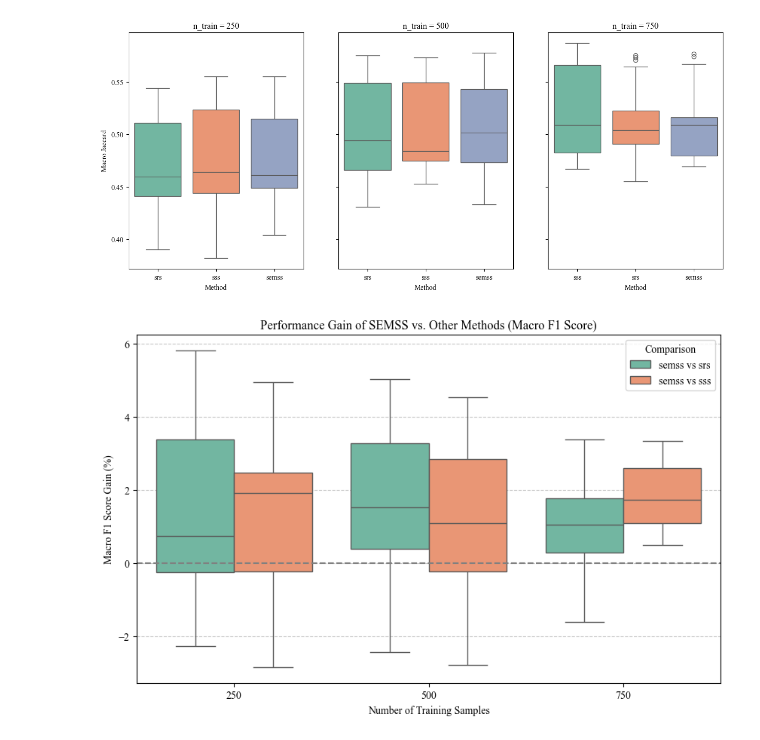
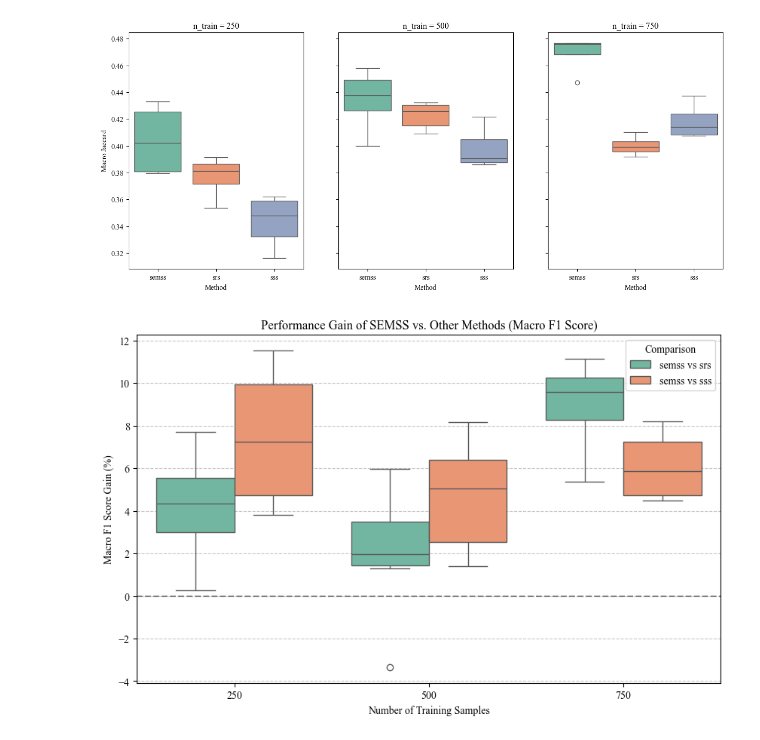
Before and after one commit to DakotaHester/ms-land-cover, a Jupyter notebook: cpb_results.ipynb, the cells around one changed output. Cells and saved outputs as stored; diff of their text form; code cells hidden in the pictures.

```diff
--- a/cpb_results.ipynb
+++ b/cpb_results.ipynb
@@ -5,11 +5,14 @@ import os
 import json
 # %%
 dfs = []
-for json_path in glob('./logs/finetune_cpb_20250817/*/*/*/*/*/*/*.json'):
+json_paths_glob = os.path.join('logs', 'finetune_cpb_20250820', '*', '*', '*', '*', '*', '*', '*.json')
+# Use glob to find all JSON files in the specified
+# for json_path in glob('./logs/finetune_cpb_20250820/*/*/*/*/*/*/*.json'):
+for json_path in glob(json_paths_glob):
 
-    path_parts = json_path.split('/')
-    model = path_parts[3]
-    weights = path_parts[4]
+    path_parts = json_path.split(os.sep)
+    model = path_parts[2]
+    weights = path_parts[3]
     method = path_parts[-5]
     n_train = int(path_parts[-4].split('_')[-1])
     rep = int(path_parts[-3].split('_')[-1])
@@ -85,21 +89,21 @@ metrics_df
 # %%
 # create boxplot
 import seaborn as sns
 import matplotlib.pyplot as plt
 plt.rcParams['font.family'] = 'Times New Roman'
 
 df = metrics_df.copy()
 # df = df[df.weights == 'none']
-df = df.loc[df.rep <= 3]
+df = df.loc[df.rep <= 0]
 fig, ax = plt.subplots(1, 3, figsize=(15, 6), sharey=True)
 n_train_values = [250, 500, 750]
 for i, n_train in enumerate(n_train_values):
     sns.boxplot(data=df[df.n_train == n_train], x='method', y='macro_jaccard', ax=ax[i], palette='Set2', hue='method', legend=False)
     ax[i].set_title(f'n_train = {n_train}')
     ax[i].set_ylabel('Macro Jaccard')
     ax[i].set_xlabel('Method')
 # %% [output]
-[figure, old version]
+[figure, new version]
 # %%
 
 # Create a plot to emphasize the performance gain of SEMSS
@@ -128,7 +132,7 @@ plt.ylabel('Macro F1 Score Gain (%)')
 plt.legend(title='Comparison')
 plt.grid(axis='y', linestyle='--', alpha=0.7)
 # %% [output]
-[figure, old version]
+[figure, new version]
 # %%
 # show differences between methods on a per model/weights basis
 df = metrics_df.copy()
```
Also changed, not shown: parts of 4 cells of this notebook, 5 other files.
